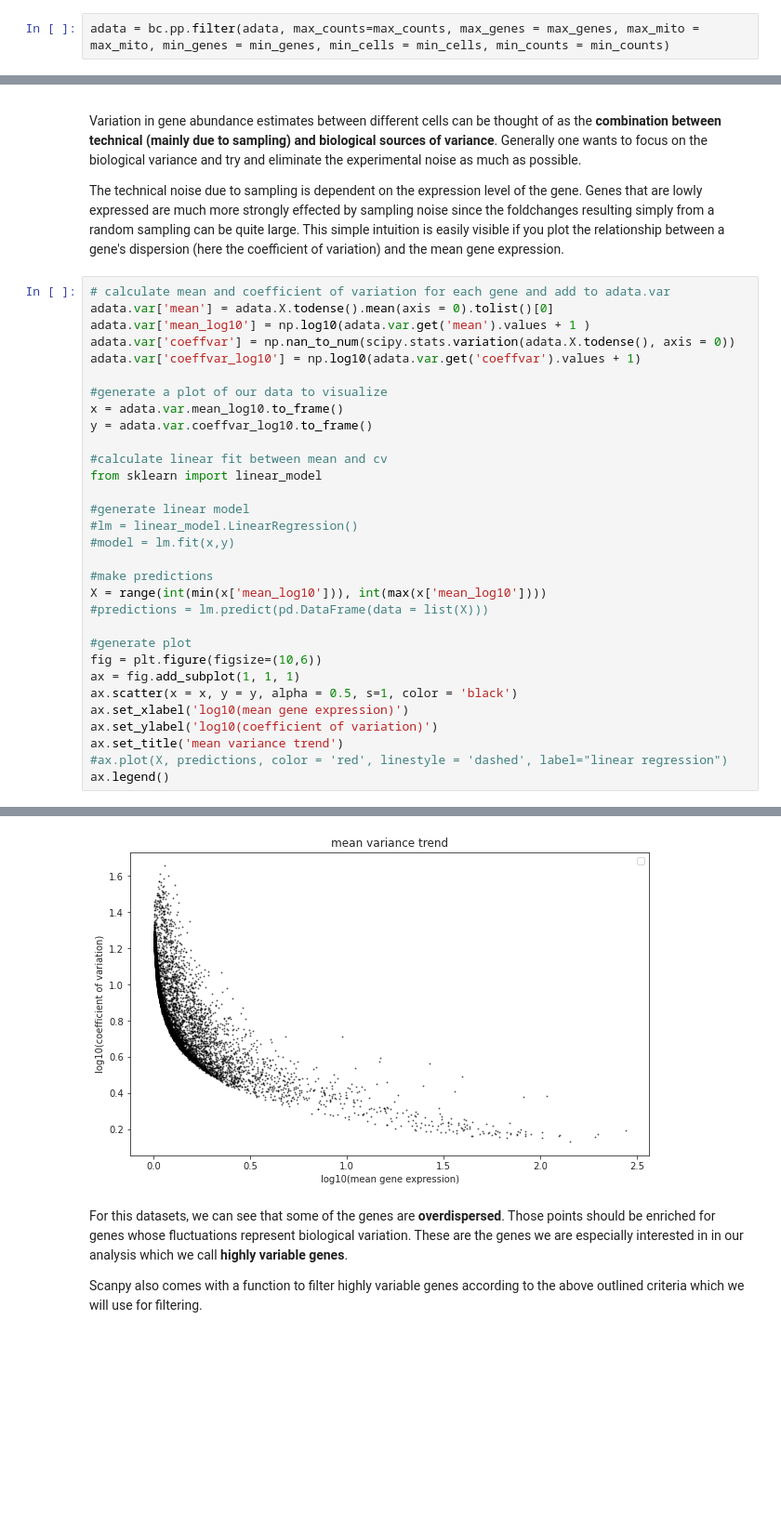
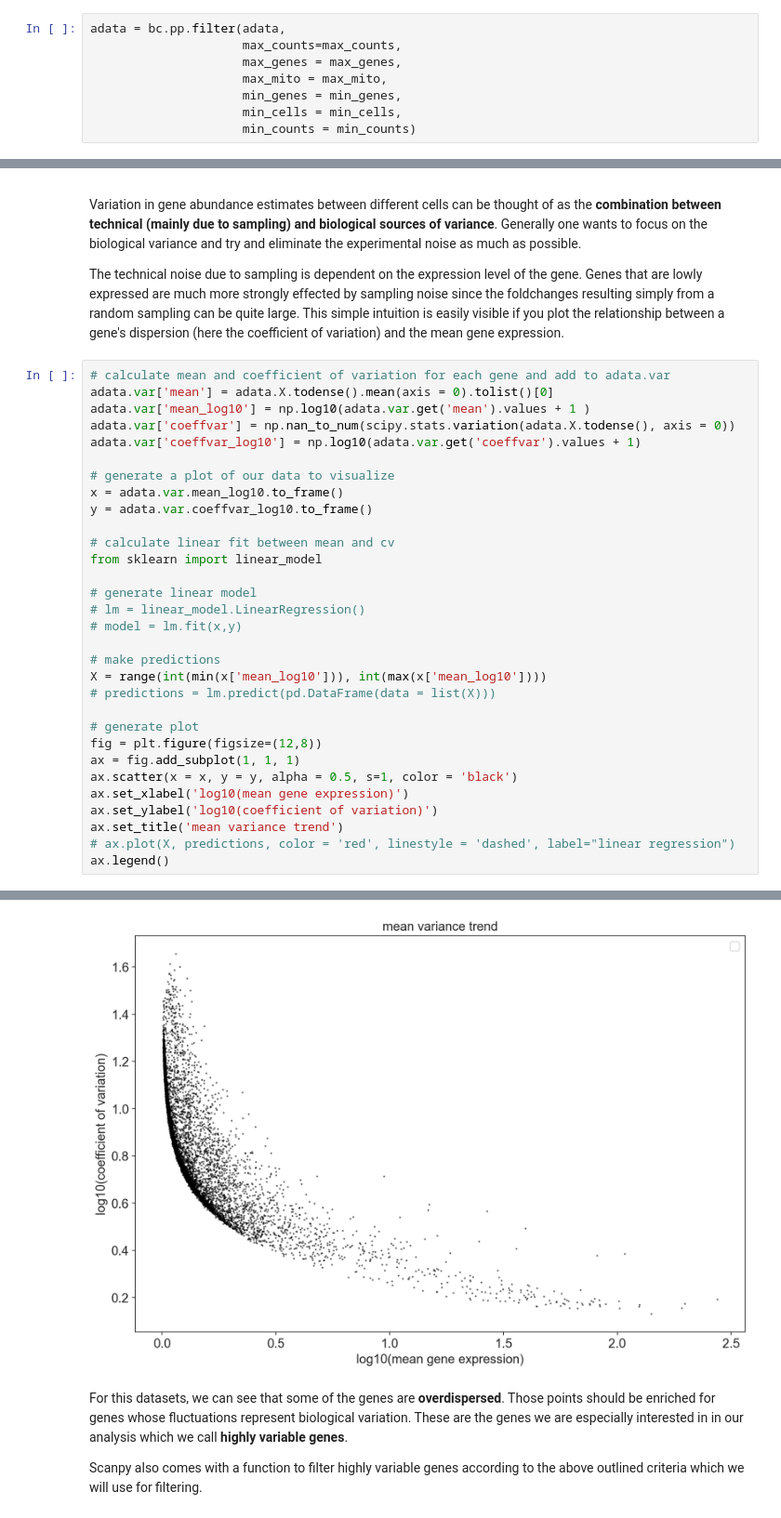
Before and after one commit to bedapub/besca, a Jupyter notebook: docs/source/tutorials/notebook1_data_processing_pbmc3k.ipynb, the cells around one changed output, grey strips where cells are left out. Shown at 93% size. Drawn from its saved outputs; the diff is of its cells as text; blank space fills up the shorter version.

```diff
--- a/docs/source/tutorials/notebook1_data_processing_pbmc3k.ipynb
+++ b/docs/source/tutorials/notebook1_data_processing_pbmc3k.ipynb
@@ -186,4 +198,10 @@ In the standard Besca workflow, we propose some thresholds that could be an init
 
 </div>
 # %%
-adata = bc.pp.filter(adata, max_counts=max_counts, max_genes = max_genes, max_mito = max_mito, min_genes = min_genes, min_cells = min_cells, min_counts = min_counts)
+adata = bc.pp.filter(adata,
+                     max_counts=max_counts,
+                     max_genes = max_genes,
+                     max_mito = max_mito,
+                     min_genes = min_genes,
+                     min_cells = min_cells,
+                     min_counts = min_counts)
@@ -368,37 +385,37 @@ The technical noise due to sampling is dependent on the expression level of the
 # %%
 # calculate mean and coefficient of variation for each gene and add to adata.var
 adata.var['mean'] = adata.X.todense().mean(axis = 0).tolist()[0]
 adata.var['mean_log10'] = np.log10(adata.var.get('mean').values + 1 )
 adata.var['coeffvar'] = np.nan_to_num(scipy.stats.variation(adata.X.todense(), axis = 0))
 adata.var['coeffvar_log10'] = np.log10(adata.var.get('coeffvar').values + 1)
 
-#generate a plot of our data to visualize
+# generate a plot of our data to visualize
 x = adata.var.mean_log10.to_frame()
 y = adata.var.coeffvar_log10.to_frame()
 
-#calculate linear fit between mean and cv
+# calculate linear fit between mean and cv
 from sklearn import linear_model
 
-#generate linear model
-#lm = linear_model.LinearRegression()
-#model = lm.fit(x,y)
+# generate linear model
+# lm = linear_model.LinearRegression()
+# model = lm.fit(x,y)
 
-#make predictions
+# make predictions
 X = range(int(min(x['mean_log10'])), int(max(x['mean_log10'])))
-#predictions = lm.predict(pd.DataFrame(data = list(X)))
+# predictions = lm.predict(pd.DataFrame(data = list(X)))
 
-#generate plot
-fig = plt.figure(figsize=(10,6))
+# generate plot
+fig = plt.figure(figsize=(12,8))
 ax = fig.add_subplot(1, 1, 1)
 ax.scatter(x = x, y = y, alpha = 0.5, s=1, color = 'black')
 ax.set_xlabel('log10(mean gene expression)')
 ax.set_ylabel('log10(coefficient of variation)')
 ax.set_title('mean variance trend')
-#ax.plot(X, predictions, color = 'red', linestyle = 'dashed', label="linear regression")
+# ax.plot(X, predictions, color = 'red', linestyle = 'dashed', label="linear regression")
 ax.legend()
 # %% [output]
 <matplotlib.legend.Legend at 0x...>
-[figure, old version]
+[figure, new version]
 # %% [markdown]
 For this datasets, we can see that some of the genes are **overdispersed**. Those points should be enriched for genes whose fluctuations represent biological variation. These are the genes we are especially interested in in our analysis which we call **highly variable genes**.
 
```
Also changed, not shown: parts of 42 cells of this notebook, 33 other files.
